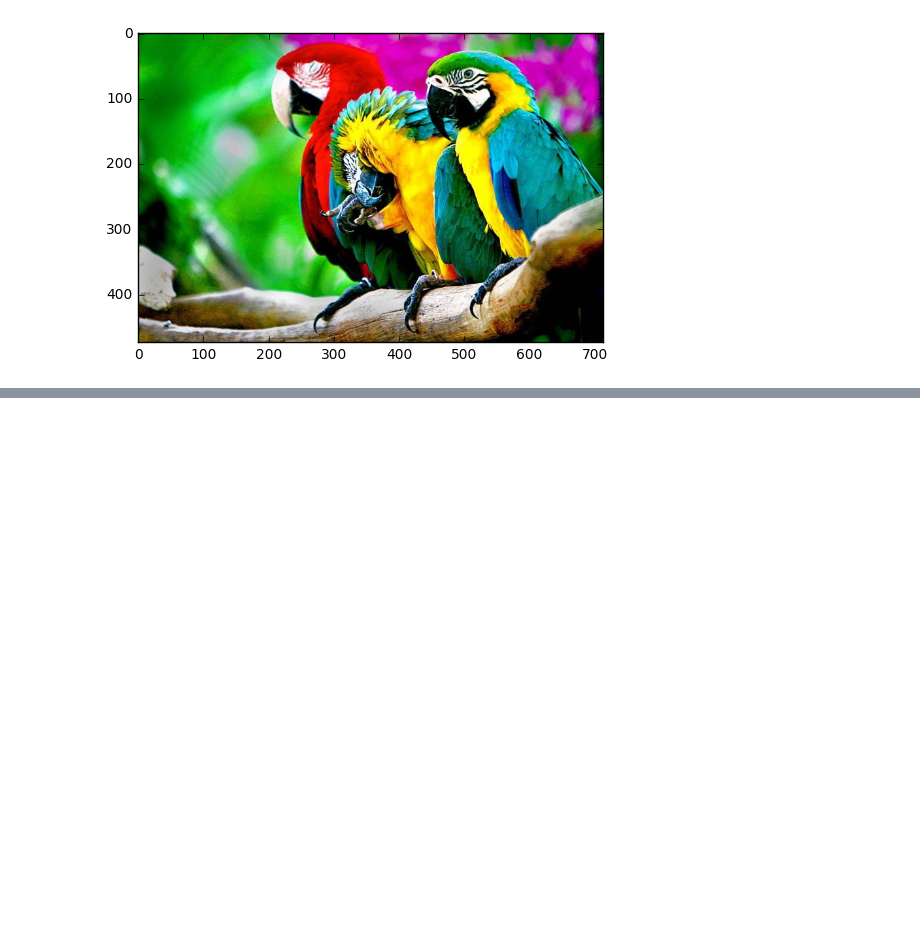
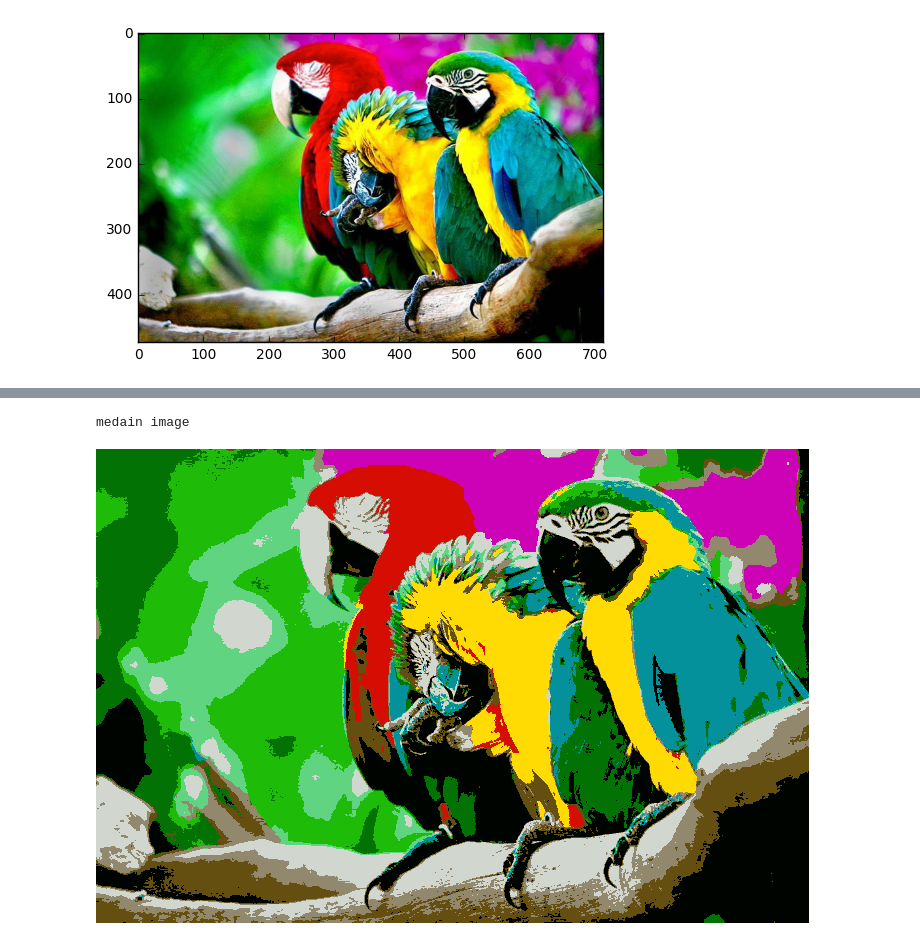
Before and after one commit to martafd/Intro_to_ML, a Jupyter notebook: week6/k_means_clustering.ipynb, the cells around one changed output, grey strips where cells are left out. Drawn from its saved outputs; the diff is of its cells as text; code cells hidden in the pictures; blank space fills up the shorter version.

```diff
--- a/week6/k_means_clustering.ipynb
+++ b/week6/k_means_clustering.ipynb
@@ -253,0 +103,6 @@ f.close()
+# %%
+print 'medain image'
+toimage(median_img.reshape(h, w, rgb))
+# %% [output]
+medain image
+[figure, added]
```
Also changed, not shown: parts of 27 cells of this notebook.
